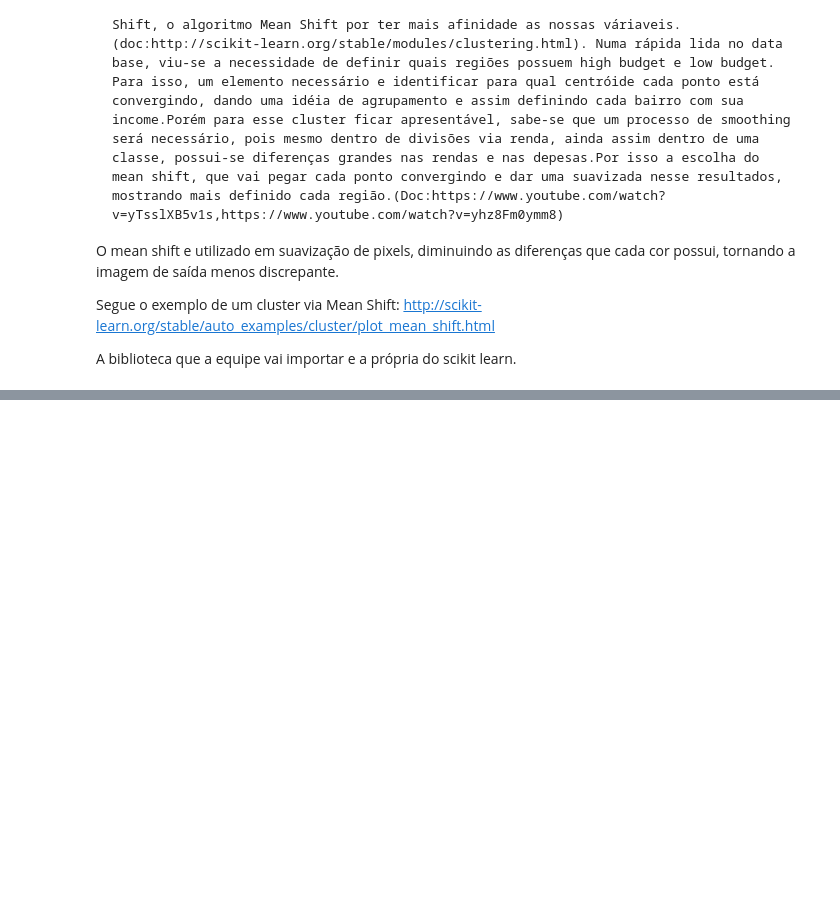
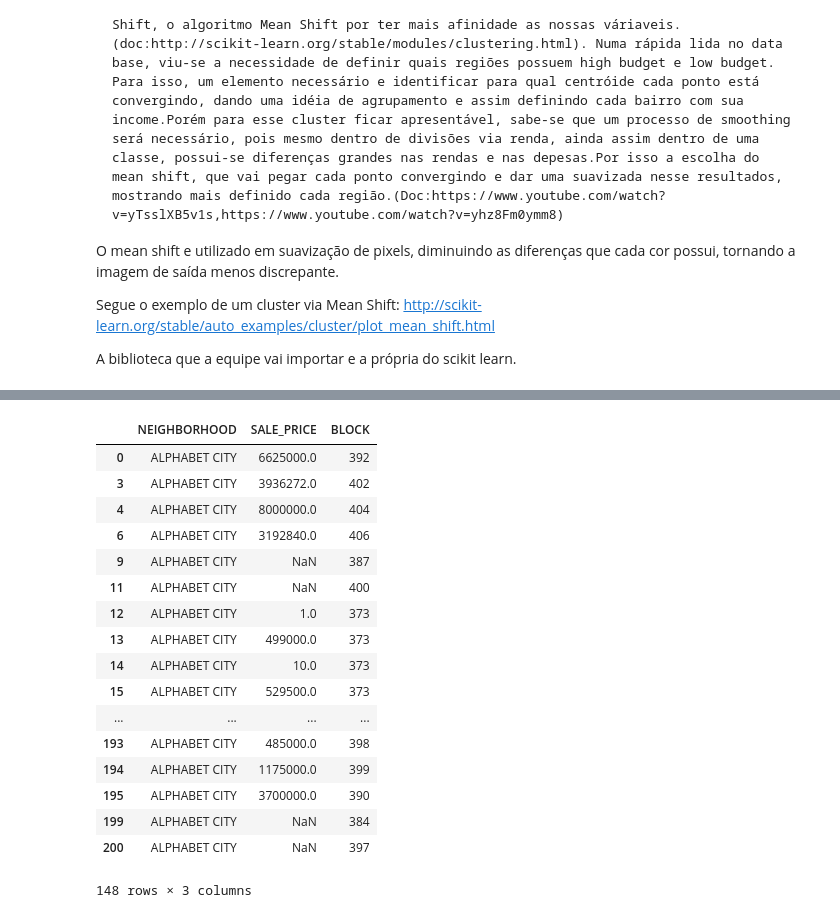
Before and after one commit to AntonioAndraues/Pj3_Ciencia_dos_Dados, a Jupyter notebook: Projeto+3+ (1).ipynb, the cells around one changed output, grey strips where cells are left out. Saved outputs shown, nothing was run; the diff lists cells and outputs as text; code cells hidden in the pictures; blank space fills up the shorter version.

```diff
--- a/Projeto+3+ (1).ipynb
+++ b/Projeto+3+ (1).ipynb
@@ -125,0 +118,22 @@ headers.describe()
+# %%
+headers = pp.pop(0) #serve para analizar cada bairro individualmente
+headers
+# %% [output]
+|  | NEIGHBORHOOD | SALE_PRICE | BLOCK |
+| 0 | ALPHABET CITY | 6625000.0 | 392 |
+| 3 | ALPHABET CITY | 3936272.0 | 402 |
+| 4 | ALPHABET CITY | 8000000.0 | 404 |
+| 6 | ALPHABET CITY | 3192840.0 | 406 |
+| 9 | ALPHABET CITY | NaN | 387 |
+| 11 | ALPHABET CITY | NaN | 400 |
+| 12 | ALPHABET CITY | 1.0 | 373 |
+| 13 | ALPHABET CITY | 499000.0 | 373 |
+| 14 | ALPHABET CITY | 10.0 | 373 |
+| 15 | ALPHABET CITY | 529500.0 | 373 |
+| ... | ... | ... | ... |
+| 193 | ALPHABET CITY | 485000.0 | 398 |
+| 194 | ALPHABET CITY | 1175000.0 | 399 |
+| 195 | ALPHABET CITY | 3700000.0 | 390 |
+| 199 | ALPHABET CITY | NaN | 384 |
+| 200 | ALPHABET CITY | NaN | 397 |
+148 rows × 3 columns
```
Also changed, not shown: parts of 13 cells of this notebook.
